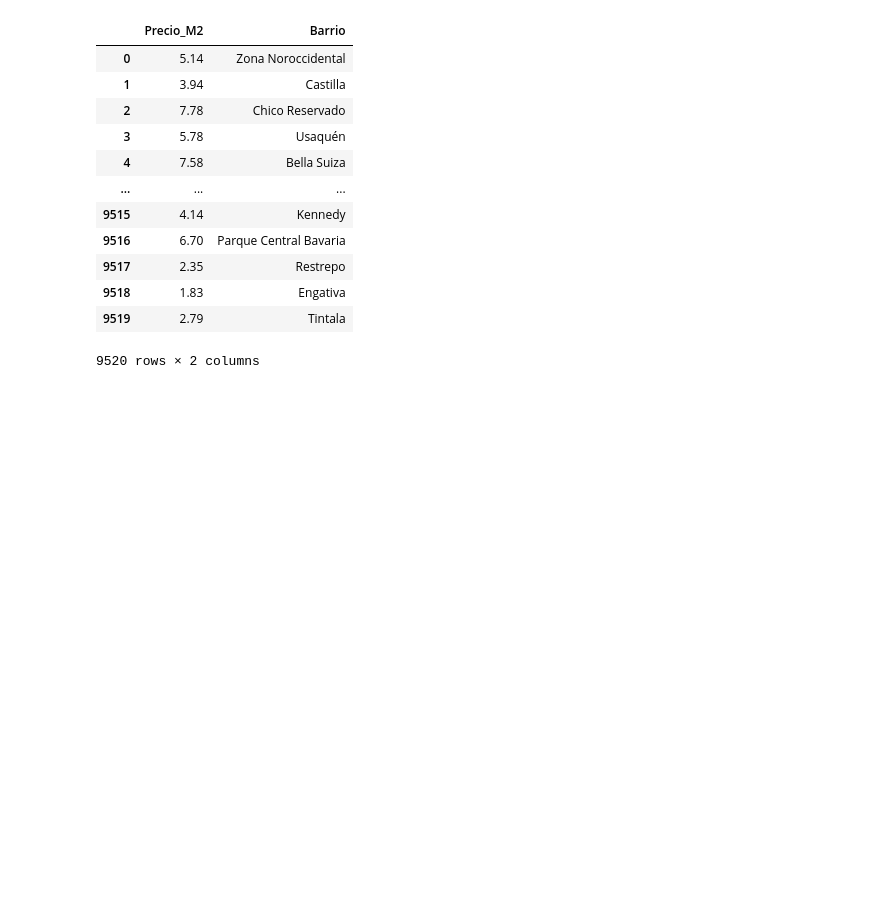
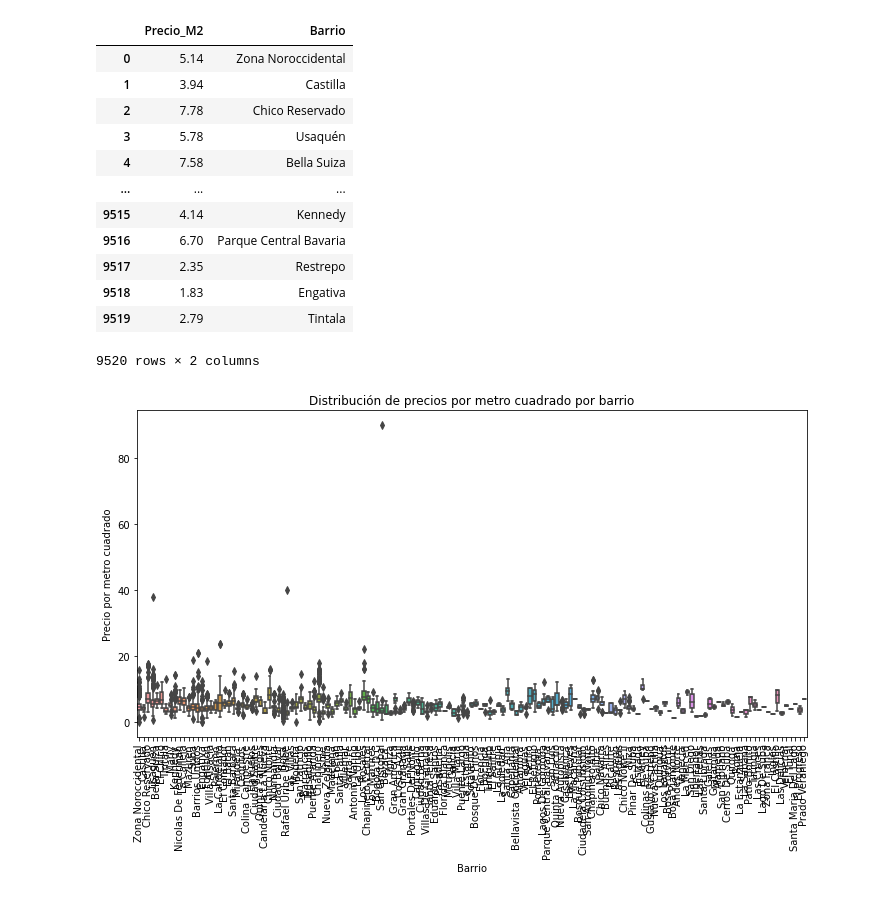
Before and after one commit to ErikLopez04/InmersionDatosPandas, a Jupyter notebook: pandas.ipynb, the cells around one changed output. Cells and saved outputs as stored; diff of their text form; code cells hidden in the pictures; blank space fills up the shorter version.

```diff
--- a/pandas.ipynb
+++ b/pandas.ipynb
@@ -527,3 +527,17 @@ df[['Precio_M2','Barrio']]
 | 9518 | 1.83 | Engativa |
 | 9519 | 2.79 | Tintala |
 9520 rows × 2 columns
+# %%
+plt.figure(figsize=(12, 6))  # Ajusta el tamaño de la figura según tus preferencias
+
+# Creo el gráfico de cajas y bigotes para mostrar la distribución de precios por metro cuadrado por barrio
+sns.boxplot(x="Barrio", y="Precio_M2", data=df)
+plt.xticks(rotation=90)  # Rota las etiquetas del eje x para una mejor legibilidad
+
+plt.xlabel("Barrio")
+plt.ylabel("Precio por metro cuadrado")
+plt.title("Distribución de precios por metro cuadrado por barrio")
+
+plt.show()
+# %% [output]
+[figure, added]
```
Also changed, not shown: parts of 5 cells of this notebook.
